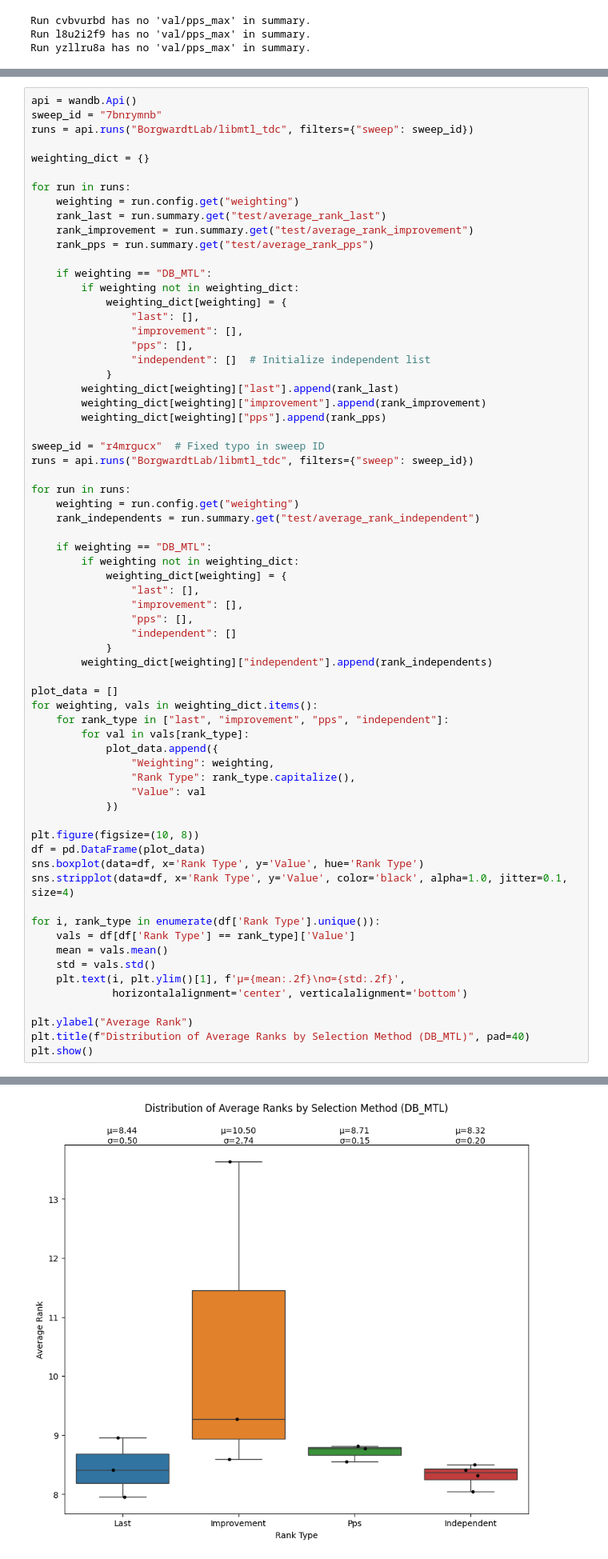
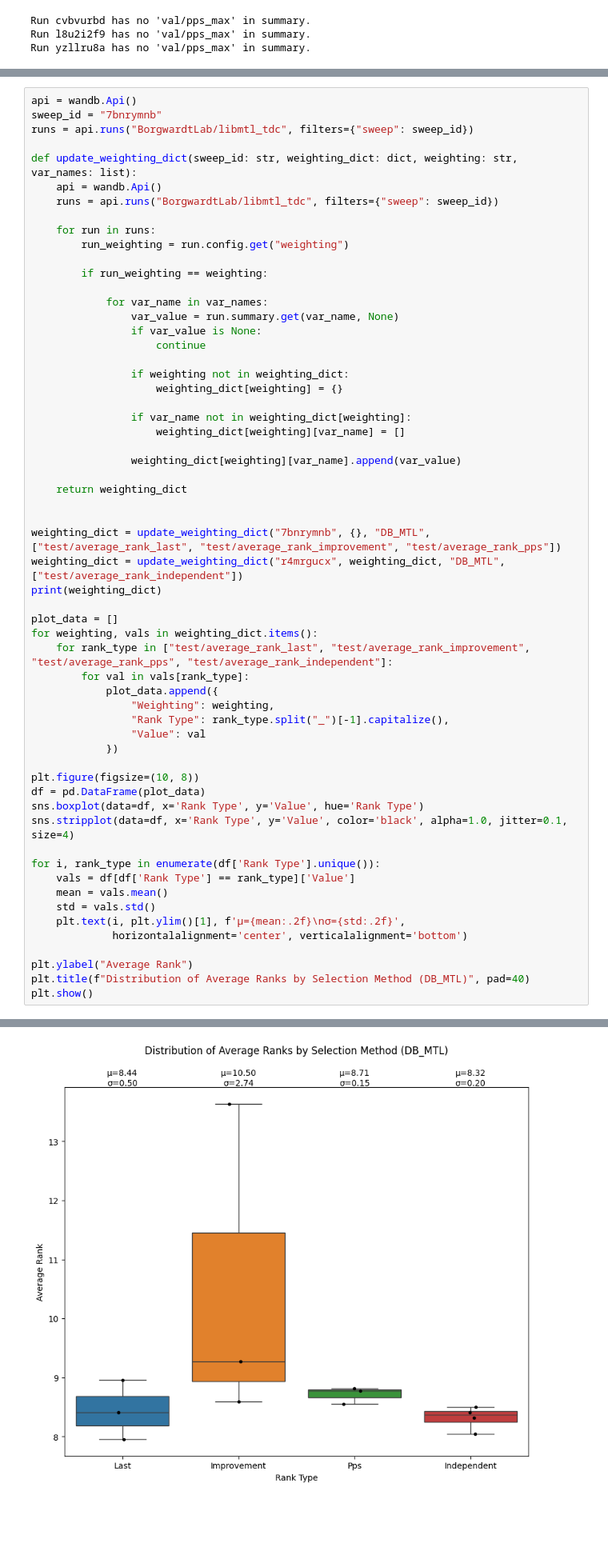
Before and after one commit to blazejba/LibMTL, a Jupyter notebook: examples/tdc/peak_alignment_metric.ipynb, the cells around one changed output, grey strips where cells are left out. Shown at 80% size. Saved outputs shown, nothing was run; the diff lists cells and outputs as text; blank space fills up the shorter version.

```diff
--- a/examples/tdc/peak_alignment_metric.ipynb
+++ b/examples/tdc/peak_alignment_metric.ipynb
@@ -496,50 +535,42 @@ api = wandb.Api()
 sweep_id = "7bnrymnb"
 runs = api.runs("BorgwardtLab/libmtl_tdc", filters={"sweep": sweep_id})
 
-weighting_dict = {}
+def update_weighting_dict(sweep_id: str, weighting_dict: dict, weighting: str, var_names: list):
+    api = wandb.Api()
+    runs = api.runs("BorgwardtLab/libmtl_tdc", filters={"sweep": sweep_id})
 
-for run in runs:
-    weighting = run.config.get("weighting")
-    rank_last = run.summary.get("test/average_rank_last")
-    rank_improvement = run.summary.get("test/average_rank_improvement")
-    rank_pps = run.summary.get("test/average_rank_pps")
+    for run in runs:
+        run_weighting = run.config.get("weighting")
 
-    if weighting == "DB_MTL":
-        if weighting not in weighting_dict:
-            weighting_dict[weighting] = {
-                "last": [],
-                "improvement": [],
-                "pps": [],
-                "independent": []  # Initialize independent list
-            }
-        weighting_dict[weighting]["last"].append(rank_last)
-        weighting_dict[weighting]["improvement"].append(rank_improvement)
-        weighting_dict[weighting]["pps"].append(rank_pps)
+        if run_weighting == weighting:
 
-sweep_id = "r4mrgucx"  # Fixed typo in sweep ID
-runs = api.runs("BorgwardtLab/libmtl_tdc", filters={"sweep": sweep_id})
+            for var_name in var_names:
+                var_value = run.summary.get(var_name, None)
+                if var_value is None:
+                    continue
 
-for run in runs:
-    weighting = run.config.get("weighting")
-    rank_independents = run.summary.get("test/average_rank_independent")
+                if weighting not in weighting_dict:
+                    weighting_dict[weighting] = {}
 
-    if weighting == "DB_MTL":
-        if weighting not in weighting_dict:
-            weighting_dict[weighting] = {
-                "last": [],
-                "improvement": [],
-                "pps": [],
-                "independent": []
-            }
-        weighting_dict[weighting]["independent"].append(rank_independents)
+                if var_name not in weighting_dict[weighting]:
+                    weighting_dict[weighting][var_name] = []
+
+                weighting_dict[weighting][var_name].append(var_value)
+
+    return weighting_dict
+
+
+weighting_dict = update_weighting_dict("7bnrymnb", {}, "DB_MTL", ["test/average_rank_last", "test/average_rank_improvement", "test/average_rank_pps"])
+weighting_dict = update_weighting_dict("r4mrgucx", weighting_dict, "DB_MTL", ["test/average_rank_independent"])
+print(weighting_dict)
 
 plot_data = []
 for weighting, vals in weighting_dict.items():
-    for rank_type in ["last", "improvement", "pps", "independent"]:
+    for rank_type in ["test/average_rank_last", "test/average_rank_improvement", "test/average_rank_pps", "test/average_rank_independent"]:
         for val in vals[rank_type]:
             plot_data.append({
                 "Weighting": weighting,
-                "Rank Type": rank_type.capitalize(),
+                "Rank Type": rank_type.split("_")[-1].capitalize(),
                 "Value": val
             })
 
@@ -562 +594 @@ plt.show()
-[figure, old version]
+[figure, new version]
```
Also changed, not shown: parts of 7 cells of this notebook, 1 other file.
